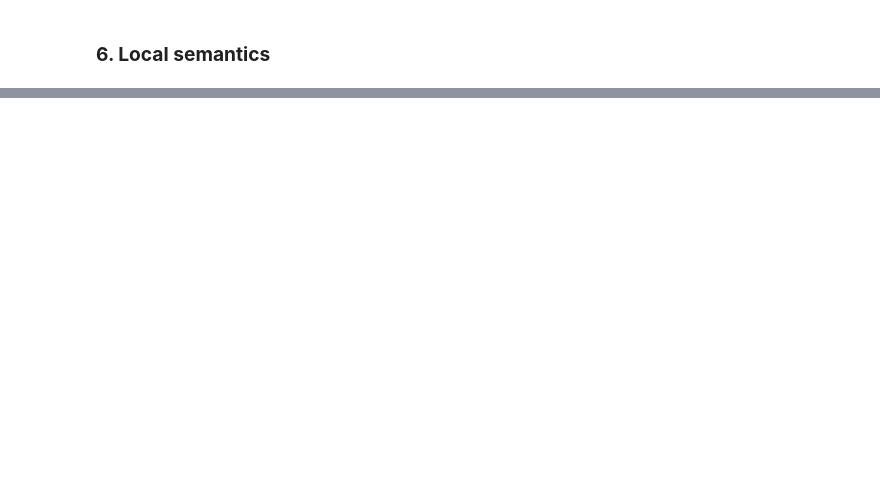
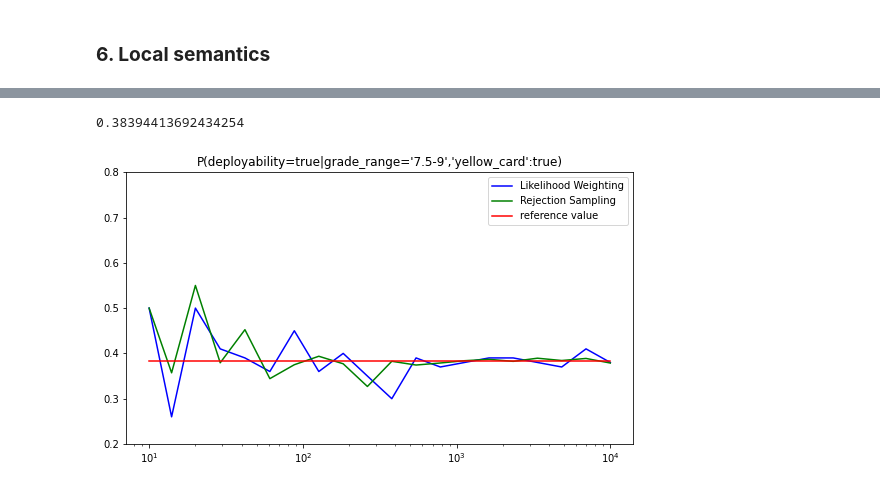
Before and after one commit to SalvoPisciotta/FantaBayesianNet, a Jupyter notebook: src/FantaBayesianNet.ipynb, the cells around one changed output, grey strips where cells are left out. Drawn from its saved outputs; the diff is of its cells as text; code cells hidden in the pictures; blank space fills up the shorter version.

```diff
--- a/src/FantaBayesianNet.ipynb
+++ b/src/FantaBayesianNet.ipynb
@@ -486,0 +515,16 @@ P(goal|score_range = 7.5-9)
+# %%
+#produce risultati
+results = np.array([],dtype=[('sample_size', '<i8'),
+                             ('pquery_RS', '<f8'),('e_pquery_RS', '<f8'),
+                             ('pquery_LW', '<f8'),('e_pquery_LW', '<f8')])
+
+run_experiment(10)
+
+starting_size_=1 # from 10 sample points
+final_size=4     # to 10^5 sample points
+experiments=20 # 8 experiments
+
+for size in np.logspace(starting_size_, final_size, num=experiments, dtype='<i8'):
+    results=np.append(results,run_experiment(size))
+
+print(results)
@@ -486,0 +569,14 @@ P(goal|score_range = 7.5-9)
+# %%
+plt.figure(figsize=(20,5))
+plt.subplot(121)
+plt.ylim(0.2,0.8)
+plt.title("P(deployability=true|grade_range='7.5-9','yellow_card':true)")
+LWCplot, = plt.semilogx(results['sample_size'],results['pgoal_LW'],'b',label="Likelihood Weighting")
+RSCplot, = plt.semilogx(results['sample_size'],results['pgoal_RS'],'g',label="Rejection Sampling")
+print(pgoal)
+VECplot, = plt.semilogx(results['sample_size'],pgoal*np.ones(results.size),'r',label="reference value")
+plt.legend(handles=[LWCplot,RSCplot,VECplot])
+plt.show()
+# %% [output]
+0.38394413692434254
+[figure, added]
```
Also changed, not shown: parts of 11 cells of this notebook.
